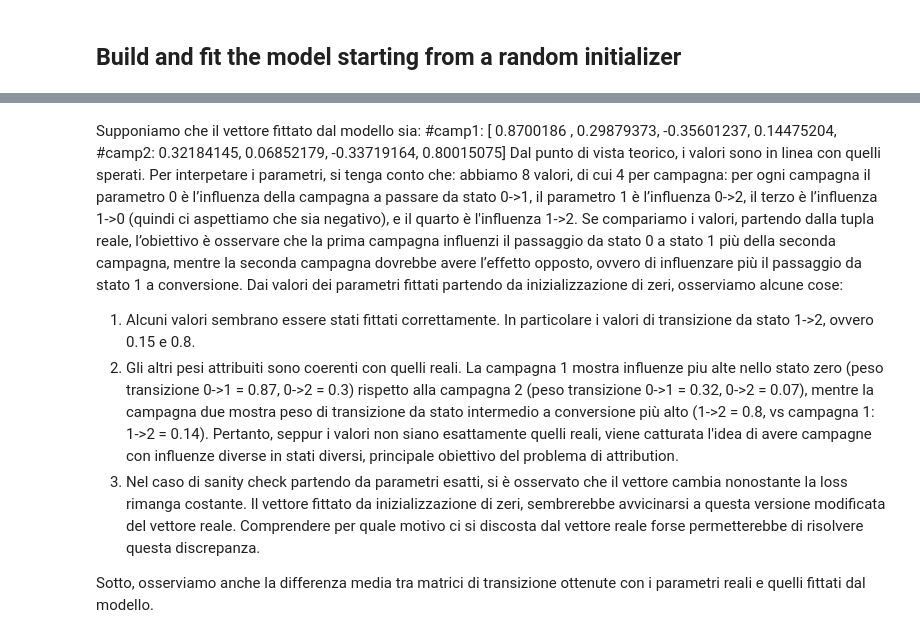
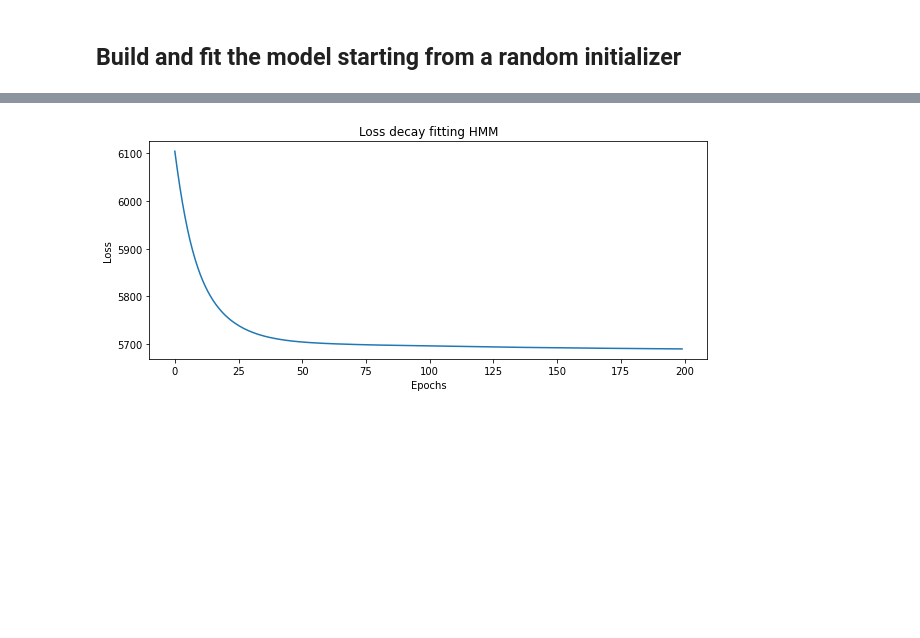
Before and after one commit to thom097/AttributionSingleUser, a Jupyter notebook: notebooks/run_hmm.ipynb, the cells around one changed output, grey strips where cells are left out. Cells and saved outputs as stored; diff of their text form; code cells hidden in the pictures; blank space fills up the shorter version.

Commit message:
Update Optimizer Update plots

```diff
--- a/notebooks/run_hmm.ipynb
+++ b/notebooks/run_hmm.ipynb
@@ -125,10 +75,11 @@ avg_diff = sum(matrix_diff(usr) for usr in range(N_users))/N_users
 inverse_sigmoid = lambda x: np.log(x/(1-x))
 # Now try to fit the model sampled from the real parameters.
 initializer={
-    'BETA': tf.keras.initializers.Constant([ 1., 0., 0., 0., 0., 1.]),
+    'MU': tf.keras.initializers.Constant([ -3, -1., -5 ]),
+    'BETA': tf.keras.initializers.Constant([ 1., 0., 0.5, 0.5, 0., 1.]),
     'INIT_PROB': tf.keras.initializers.Constant(inverse_sigmoid(0.75)), #
     'CLICK_PROB': tf.keras.initializers.Constant(inverse_sigmoid(0.25))},
-model = build_hmm_to_fit_beta(cm, mu=MU, initializer=initializer )
+model = build_hmm_to_fit_beta(cm, initializer=initializer )
 
 compiler = CompilerInfoBeta(cm, LR_EXPONENTIAL_DECAY)
 model.compile(
@@ -136,8 +87,8 @@ model.compile(
     optimizer = compiler.optimizer,
     run_eagerly = True
 )
-MU = [ -2.7419195, -1.1010361, -5.92728  ]
-BETA = [0.7, -0.3, 0.15, 0.4, -0.4, 0.8]
 history = fit_model(cm, model, adstock, emission_real)
 save_result(cm, model, adstock, emission_real, initializer)
+
+plot_loss_decay(model)
 # %% [output]
@@ -174,11 +113,5 @@ NameError: name 'tf' is not defined
-# %% [markdown]
-Supponiamo che il vettore fittato dal modello sia: #camp1: [ 0.8700186 ,  0.29879373, -0.35601237,  0.14475204,                                                     #camp2:   0.32184145,  0.06852179, -0.33719164,  0.80015075]
-Dal punto di vista teorico, i valori sono in linea con quelli sperati. Per interpetare i parametri, si tenga conto che: abbiamo 8 valori, di cui 4 per campagna: per ogni campagna il parametro 0 è l’influenza della campagna a passare da stato 0->1, il parametro 1 è l’influenza 0->2, il terzo è l’influenza 1->0 (quindi ci aspettiamo che sia negativo), e il quarto è l'influenza 1->2.
-Se compariamo i valori, partendo dalla tupla reale, l’obiettivo è osservare che la prima campagna influenzi il passaggio da stato 0 a stato 1 più della seconda campagna, mentre la seconda campagna dovrebbe avere l’effetto opposto, ovvero di influenzare più il passaggio da stato 1 a conversione.
-Dai valori dei parametri fittati partendo da inizializzazione di zeri, osserviamo alcune cose:
-1) Alcuni valori sembrano essere stati fittati correttamente. In particolare i valori di transizione da stato 1->2, ovvero 0.15 e 0.8.
-2) Gli altri pesi attribuiti sono coerenti con quelli reali. La campagna 1 mostra influenze piu alte nello stato zero (peso transizione 0->1 = 0.87, 0->2 = 0.3) rispetto alla campagna 2 (peso transizione 0->1 = 0.32, 0->2 = 0.07), mentre la campagna due mostra peso di transizione da stato intermedio a conversione più alto (1->2 = 0.8, vs campagna 1: 1->2 = 0.14). Pertanto, seppur i valori non siano esattamente quelli reali, viene catturata l'idea di avere campagne con influenze diverse in stati diversi, principale obiettivo del problema di attribution.
-3) Nel caso di sanity check partendo da parametri esatti, si è osservato che il vettore cambia nonostante la loss rimanga costante. Il vettore fittato da inizializzazione di zeri, sembrerebbe avvicinarsi a questa versione modificata del vettore reale. Comprendere per quale motivo ci si discosta dal vettore reale forse permetterebbe di risolvere questa discrepanza.
-
-Sotto, osserviamo anche la differenza media tra matrici di transizione ottenute con i parametri reali e quelli fittati dal modello.
+# %%
+plot_loss_decay(model)
+# %% [output]
+[figure, added]
 # %%
```
Also changed, not shown: parts of 17 cells of this notebook, 6 other files.
